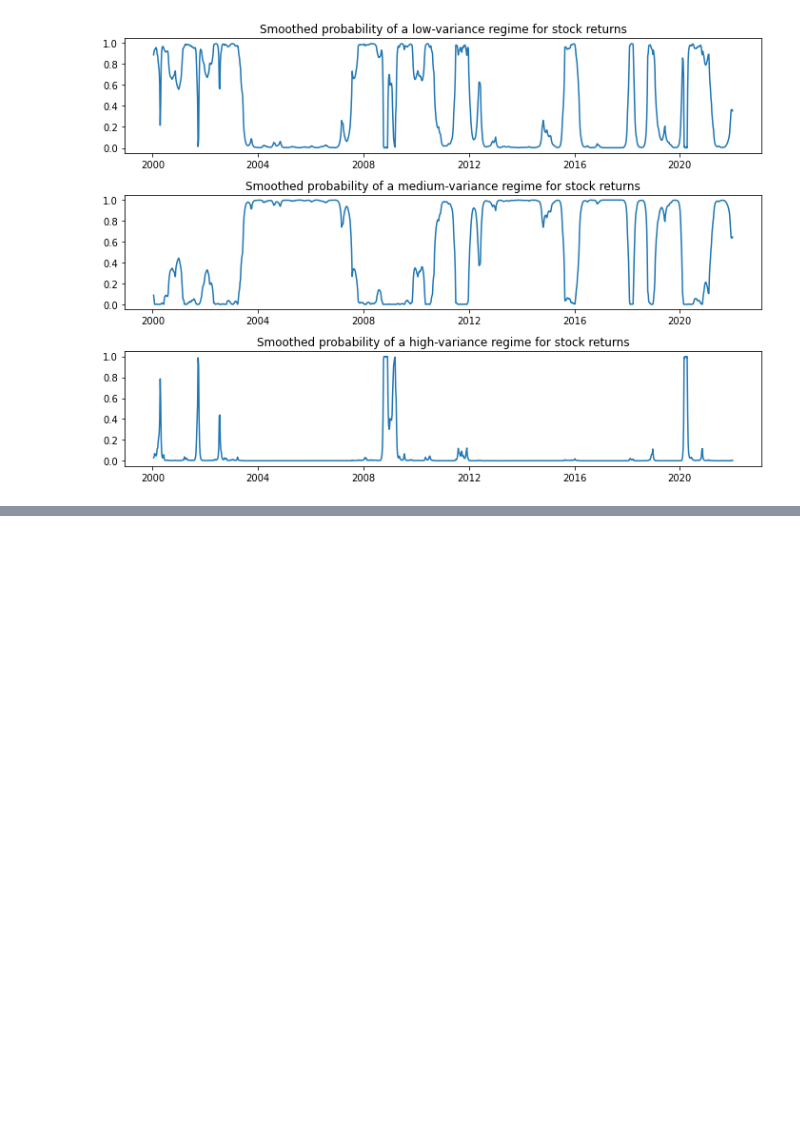
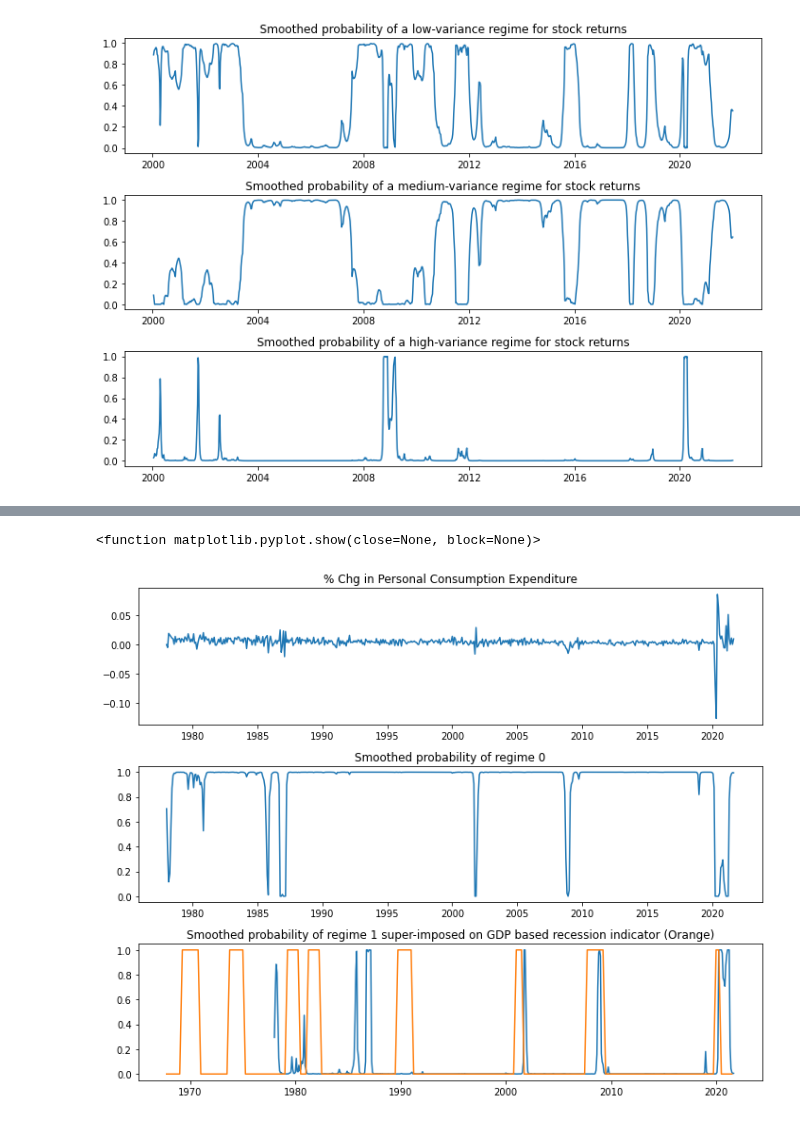
Before and after one commit to pasinsiri/quant-investment, a Jupyter notebook: regime_analysis.ipynb, the cells around one changed output, grey strips where cells are left out. Saved outputs shown, nothing was run; the diff lists cells and outputs as text; code cells hidden in the pictures; blank space fills up the shorter version.

```diff
--- a/regime_analysis.ipynb
+++ b/regime_analysis.ipynb
@@ -110,0 +133,3 @@ fig.tight_layout()
+# %%
+msdr_model = sm.tsa.MarkovRegression(endog=df['PCE_CHG'], k_regimes=2, trend='c', exog=df['UMCSENT_CHG'], switching_variance=True)
+msdr_model_results = msdr_model.fit(iter=1000)
@@ -110,0 +156,22 @@ fig.tight_layout()
+# %%
+df_r = pd.read_csv('./test/regime_us_pce/JHDUSRGDPBR.csv', header=0, index_col=0, infer_datetime_format=True, parse_dates=['DATE'])
+
+figure, axes = plt.subplots(3, figsize = (10, 8))
+ax = axes[0]
+ax.plot(df.index, df['PCE_CHG'])
+ax.set(title='% Chg in Personal Consumption Expenditure')
+
+ax = axes[1]
+ax.plot(df.index, msdr_model_results.smoothed_marginal_probabilities[0])
+ax.set(title='Smoothed probability of regime 0')
+
+ax = axes[2]
+ax.plot(df.index, msdr_model_results.smoothed_marginal_probabilities[1])
+ax.plot(df_r.index, df_r['JHDUSRGDPBR'])
+ax.set(title='Smoothed probability of regime 1 super-imposed on GDP based recession indicator (Orange)')
+
+plt.tight_layout()
+plt.show
+# %% [output]
+<function matplotlib.pyplot.show(close=None, block=None)>
+[figure, added]
```
Also changed, not shown: parts of 4 cells of this notebook, 5 other files.
